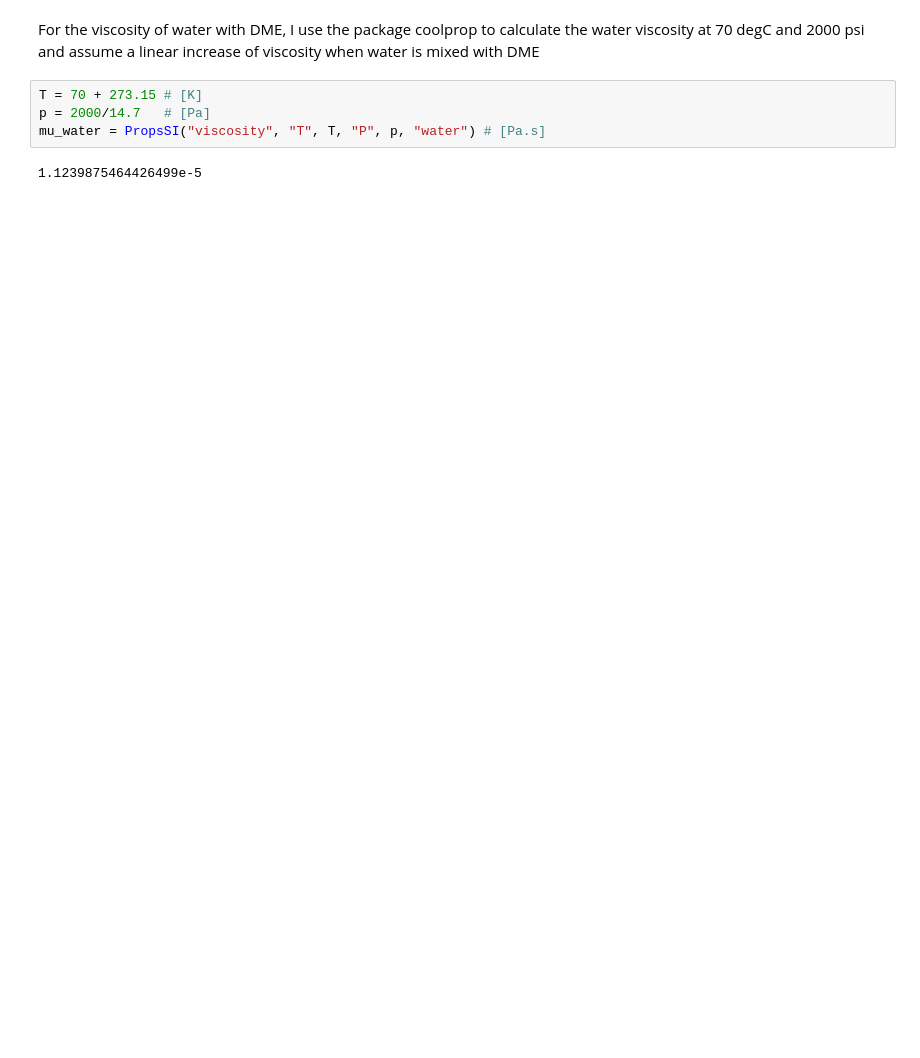
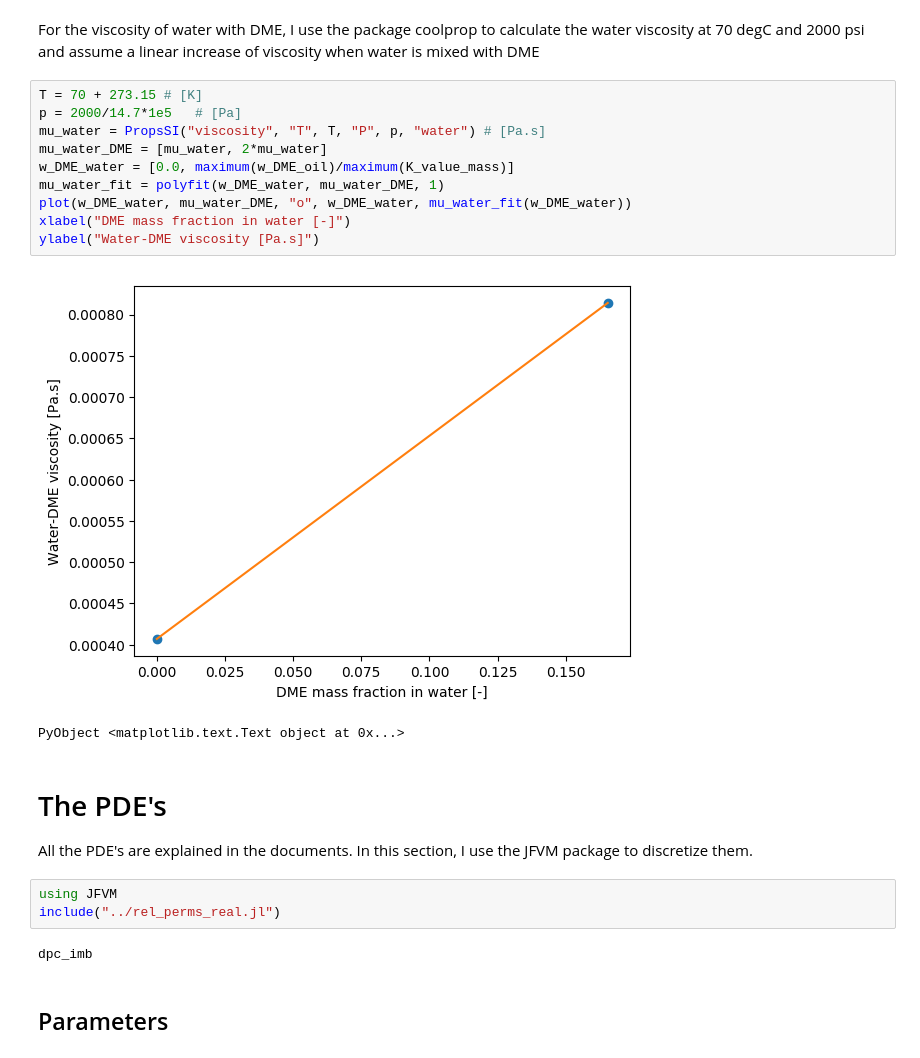
Before and after one commit to simulkade/peteng, a Jupyter notebook: physicalproperties/DME-physical-properties.ipynb, the cells around one changed output. Cells and saved outputs as stored; diff of their text form; blank space fills up the shorter version.

```diff
--- a/physicalproperties/DME-physical-properties.ipynb
+++ b/physicalproperties/DME-physical-properties.ipynb
@@ -66,7 +99,24 @@ plot(x_DME_oil, μ_oil, "o", x_DME_oil, polyval(mu_fit, x_DME_oil))
 For the viscosity of water with DME, I use the package coolprop to calculate the water viscosity at 70 degC and 2000 psi and assume a linear increase of viscosity when water is mixed with DME
 # %%
 T = 70 + 273.15 # [K]
-p = 2000/14.7   # [Pa]
+p = 2000/14.7*1e5   # [Pa]
 mu_water = PropsSI("viscosity", "T", T, "P", p, "water") # [Pa.s]
+mu_water_DME = [mu_water, 2*mu_water]
+w_DME_water = [0.0, maximum(w_DME_oil)/maximum(K_value_mass)]
+mu_water_fit = polyfit(w_DME_water, mu_water_DME, 1)
+plot(w_DME_water, mu_water_DME, "o", w_DME_water, mu_water_fit(w_DME_water))
+xlabel("DME mass fraction in water [-]")
+ylabel("Water-DME viscosity [Pa.s]")
 # %% [output]
+[figure, added]
-1.1239875464426499e-5
+PyObject <matplotlib.text.Text object at 0x...>
+# %% [markdown]
+# The PDE's
+All the PDE's are explained in the documents. In this section, I use the JFVM package to discretize them.
+# %%
+using JFVM
+include("../rel_perms_real.jl")
+# %% [output]
+dpc_imb
+# %% [markdown]
+## Parameters
```
Also changed, not shown: parts of 13 cells of this notebook, 1 other file.
